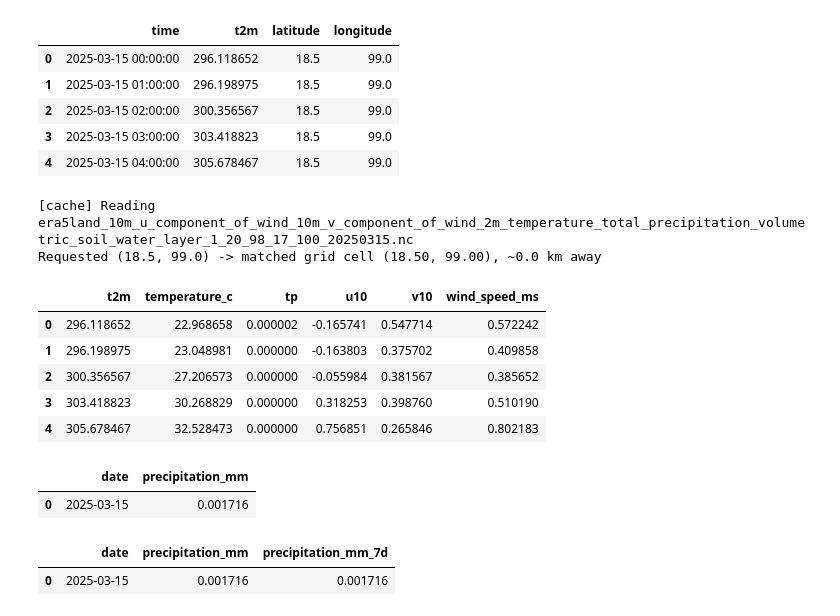
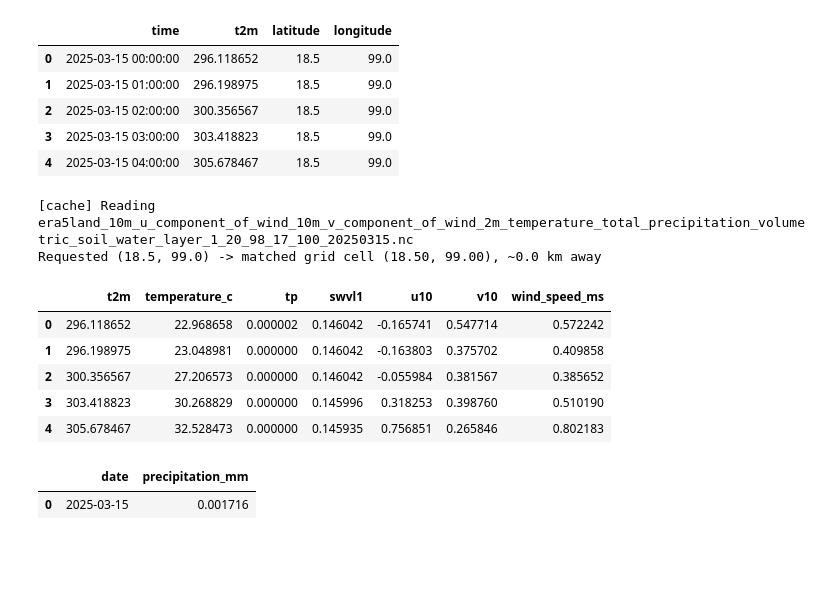
Before and after one commit to huy-nguyen23/wildfire-risk-analysis, a Jupyter notebook: notebooks/02_era5_data_exploration.ipynb, the cells around one changed output. Cells and saved outputs as stored; diff of their text form; code cells hidden in the pictures; blank space fills up the shorter version.

Commit message:
refactor: firms & era5 utils

```diff
--- a/notebooks/02_era5_data_exploration.ipynb
+++ b/notebooks/02_era5_data_exploration.ipynb
@@ -75,20 +75,20 @@ Requested (18.5, 99.0) -> matched grid cell (18.50, 99.00), ~0.0 km away
 # %%
 ds_full = era5_api.download_era5(
     variables=list(config.ERA5_VARIABLES.keys()),
     area=config.BBOX_CHIANG_MAI_CDS,
     year=2025, month=3, day=15,
 )
 
-point_full = data_utils.extract_point(ds_full, latitude=SAMPLE_LAT, longitude=SAMPLE_LON)
-point_full = data_utils.add_derived_variables(point_full)
-point_full[["t2m", "temperature_c", "tp", "u10", "v10", "wind_speed_ms"]].head()
+point_full = era5_utils.extract_point(ds_full, latitude=SAMPLE_LAT, longitude=SAMPLE_LON)
+point_full = era5_utils.add_derived_variables(point_full)
+point_full[["t2m", "temperature_c", "tp","swvl1", "u10", "v10", "wind_speed_ms"]].head()
 # %% [output]
 [cache] Reading era5land_10m_u_component_of_wind_10m_v_component_of_wind_2m_temperature_total_precipitation_volumetric_soil_water_layer_1_20_98_17_100_20250315.nc
 Requested (18.5, 99.0) -> matched grid cell (18.50, 99.00), ~0.0 km away
-|  | t2m | temperature_c | tp | u10 | v10 | wind_speed_ms |
-| 0 | 296.118652 | 22.968658 | 0.000002 | -0.165741 | 0.547714 | 0.572242 |
-| 1 | 296.198975 | 23.048981 | 0.000000 | -0.163803 | 0.375702 | 0.409858 |
-| 2 | 300.356567 | 27.206573 | 0.000000 | -0.055984 | 0.381567 | 0.385652 |
-| 3 | 303.418823 | 30.268829 | 0.000000 | 0.318253 | 0.398760 | 0.510190 |
-| 4 | 305.678467 | 32.528473 | 0.000000 | 0.756851 | 0.265846 | 0.802183 |
+|  | t2m | temperature_c | tp | swvl1 | u10 | v10 | wind_speed_ms |
+| 0 | 296.118652 | 22.968658 | 0.000002 | 0.146042 | -0.165741 | 0.547714 | 0.572242 |
+| 1 | 296.198975 | 23.048981 | 0.000000 | 0.146042 | -0.163803 | 0.375702 | 0.409858 |
+| 2 | 300.356567 | 27.206573 | 0.000000 | 0.146042 | -0.055984 | 0.381567 | 0.385652 |
+| 3 | 303.418823 | 30.268829 | 0.000000 | 0.145996 | 0.318253 | 0.398760 | 0.510190 |
+| 4 | 305.678467 | 32.528473 | 0.000000 | 0.145935 | 0.756851 | 0.265846 | 0.802183 |
 # %%
@@ -97,9 +97,3 @@ daily
 # %% [output]
 |  | date | precipitation_mm |
 | 0 | 2025-03-15 | 0.001716 |
-# %%
-rolled = data_utils.rolling_precip_sum(daily, window_days=7)
-rolled
-# %% [output]
-|  | date | precipitation_mm | precipitation_mm_7d |
-| 0 | 2025-03-15 | 0.001716 | 0.001716 |
```
Also changed, not shown: parts of 5 cells of this notebook, 2 other files.
